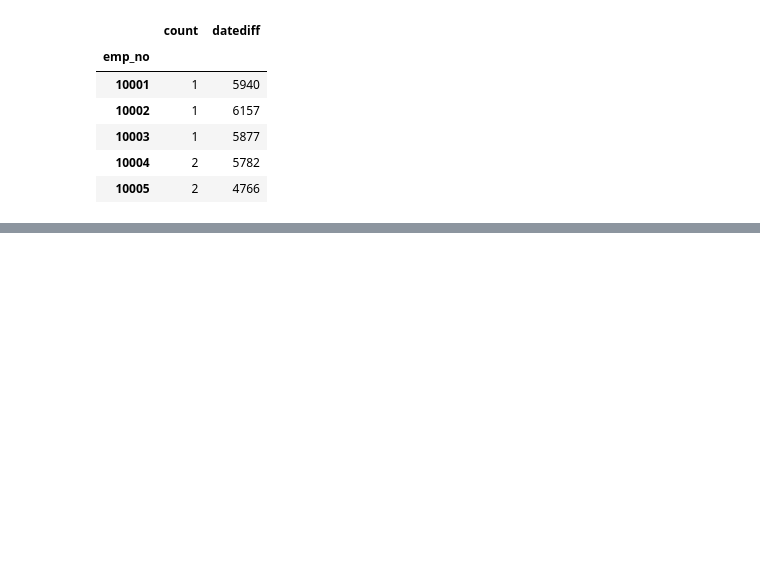
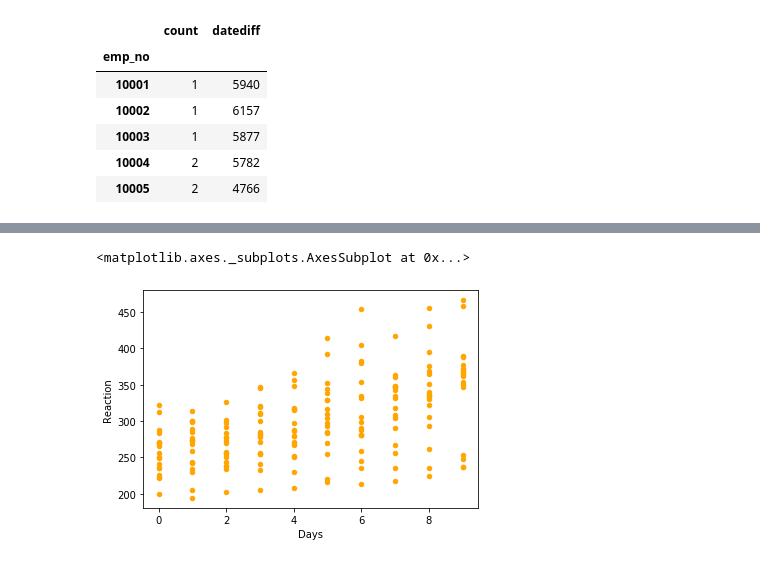
Before and after one commit to faithkane3/statistics-exercises, a Jupyter notebook: hypothesis_testing.ipynb, the cells around one changed output, grey strips where cells are left out. Drawn from its saved outputs; the diff is of its cells as text; code cells hidden in the pictures; blank space fills up the shorter version.

```diff
--- a/hypothesis_testing.ipynb
+++ b/hypothesis_testing.ipynb
@@ -491,4 +535,7 @@ print(f"p ={p}")
 # %%
-sleepstudy.plot.scatter("Days", "Reaction")
+sleepstudy.plot.scatter("Days", "Reaction", c="orange")
+# %% [output]
+<matplotlib.axes._subplots.AxesSubplot at 0x...>
+[figure, added]
 # %%
 plt.plot(days, reaction)
```
Also changed, not shown: parts of 16 cells of this notebook.
